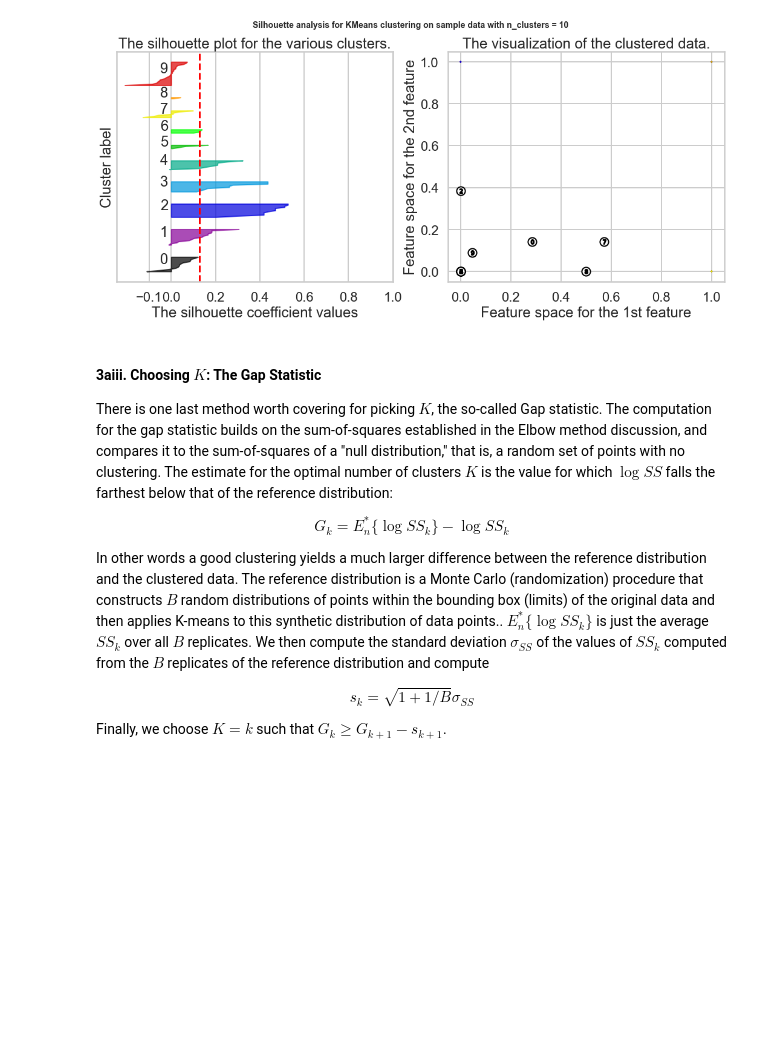
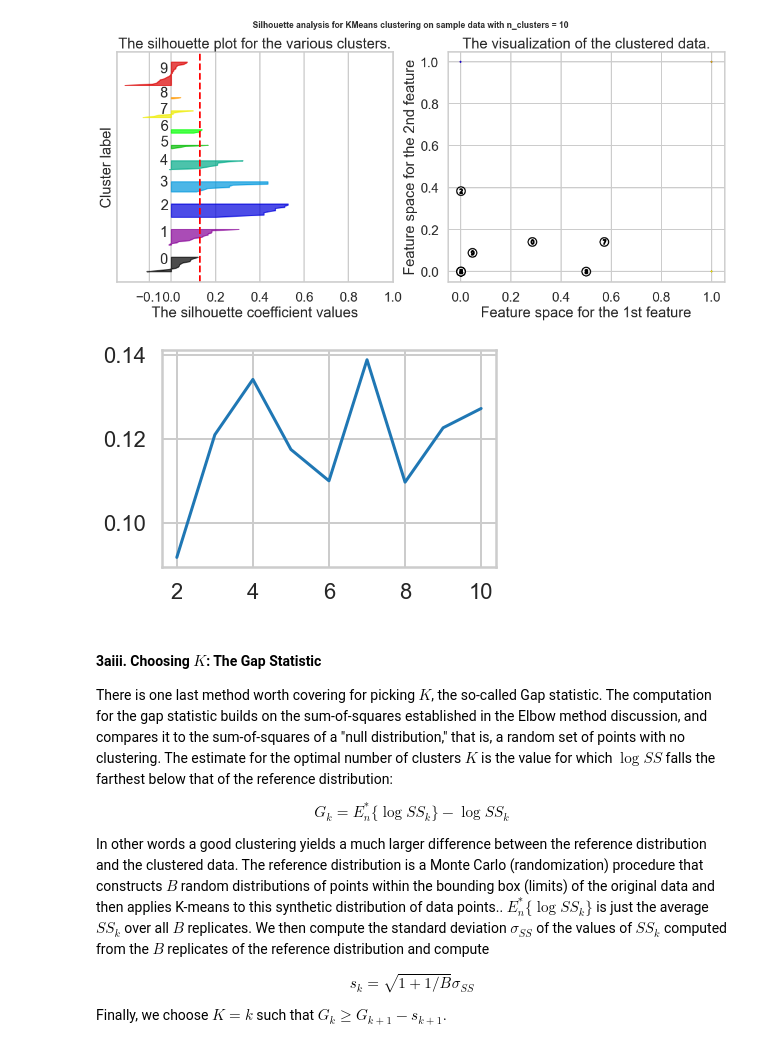
Before and after one commit to squareleaf/SpringboardDS, a Jupyter notebook: Clustering_case_study/Clustering Case Study - Customer Segmentation with K-Means - Tier 3.ipynb, the cells around one changed output. Cells and saved outputs as stored; diff of their text form; code cells hidden in the pictures; blank space fills up the shorter version.

```diff
--- a/Clustering_case_study/Clustering Case Study - Customer Segmentation with K-Means - Tier 3.ipynb
+++ b/Clustering_case_study/Clustering Case Study - Customer Segmentation with K-Means - Tier 3.ipynb
@@ -204,6 +206,8 @@ Source: http://www.stat.berkeley.edu/~spector/s133/Clus.html
 # Your turn.
 from sklearn.metrics import silhouette_samples, silhouette_score
 import matplotlib.cm as cm
+
+silhouette_avgs = []
 
 for k in k_range:
     fig, (ax1, ax2) = plt.subplots(1, 2)
@@ -212,6 +216,7 @@ for k in k_range:
     sil_cluster_pred = sil_model.fit_predict(x_cols)
 
     silhouette_avg = silhouette_score(x_cols, sil_cluster_pred)
+    silhouette_avgs.append(silhouette_avg)
     sample_silhouette_values = silhouette_samples(x_cols, sil_cluster_pred)
 
     y_lower = 10
@@ -290,6 +295,13 @@ plt.show()
 [figure]
 [figure]
 [figure]
+# %%
+plt.plot(k_range, silhouette_avgs)
+plt.show()
+
+# The silhouette method suggests we should take 4 or 7 as K, rather than the 3 found in the elbow method.
+# %% [output]
+[figure, added]
 # %% [markdown]
 #### 3aiii.  Choosing $K$: The Gap Statistic
 
```
Also changed, not shown: parts of 4 cells of this notebook.
